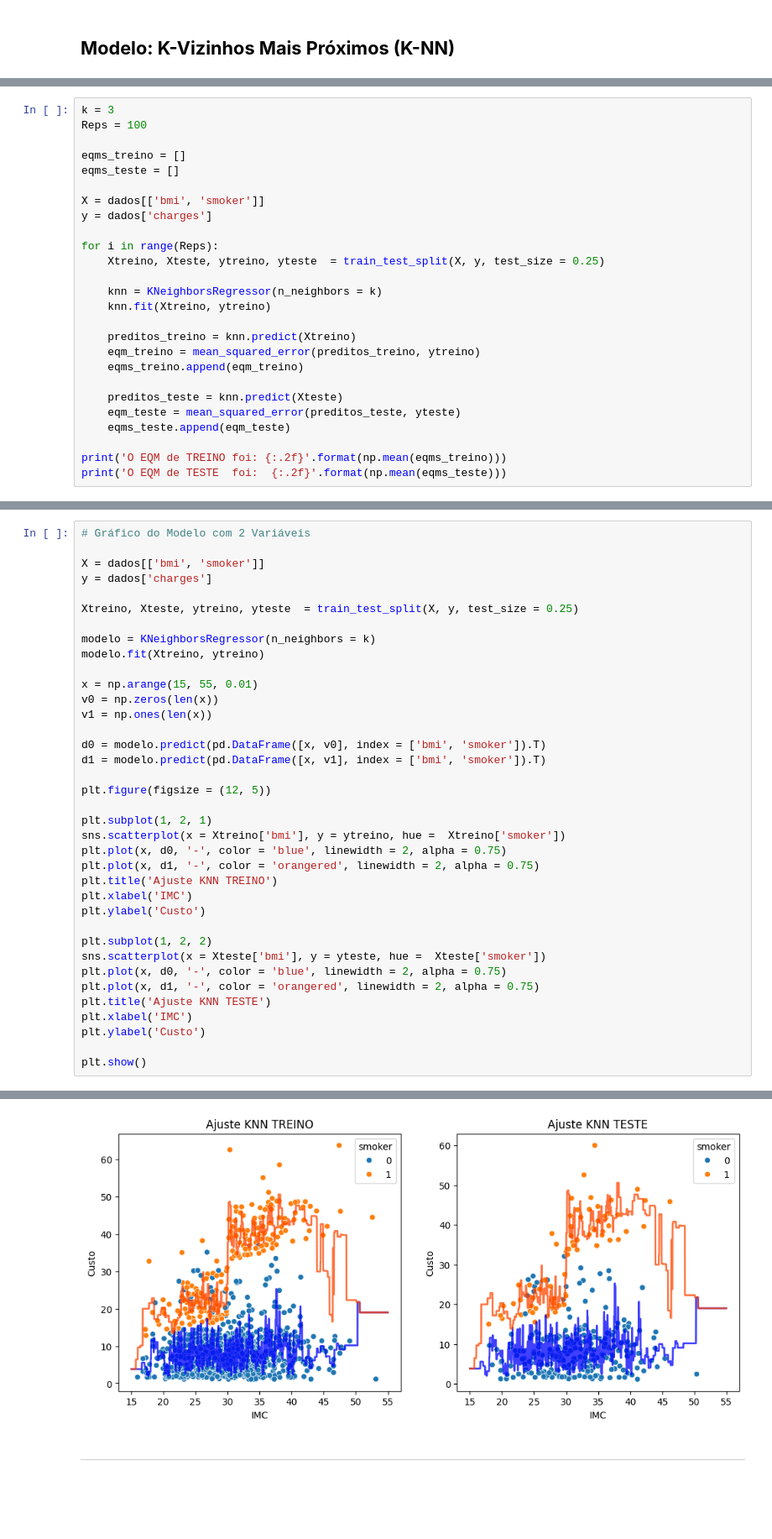
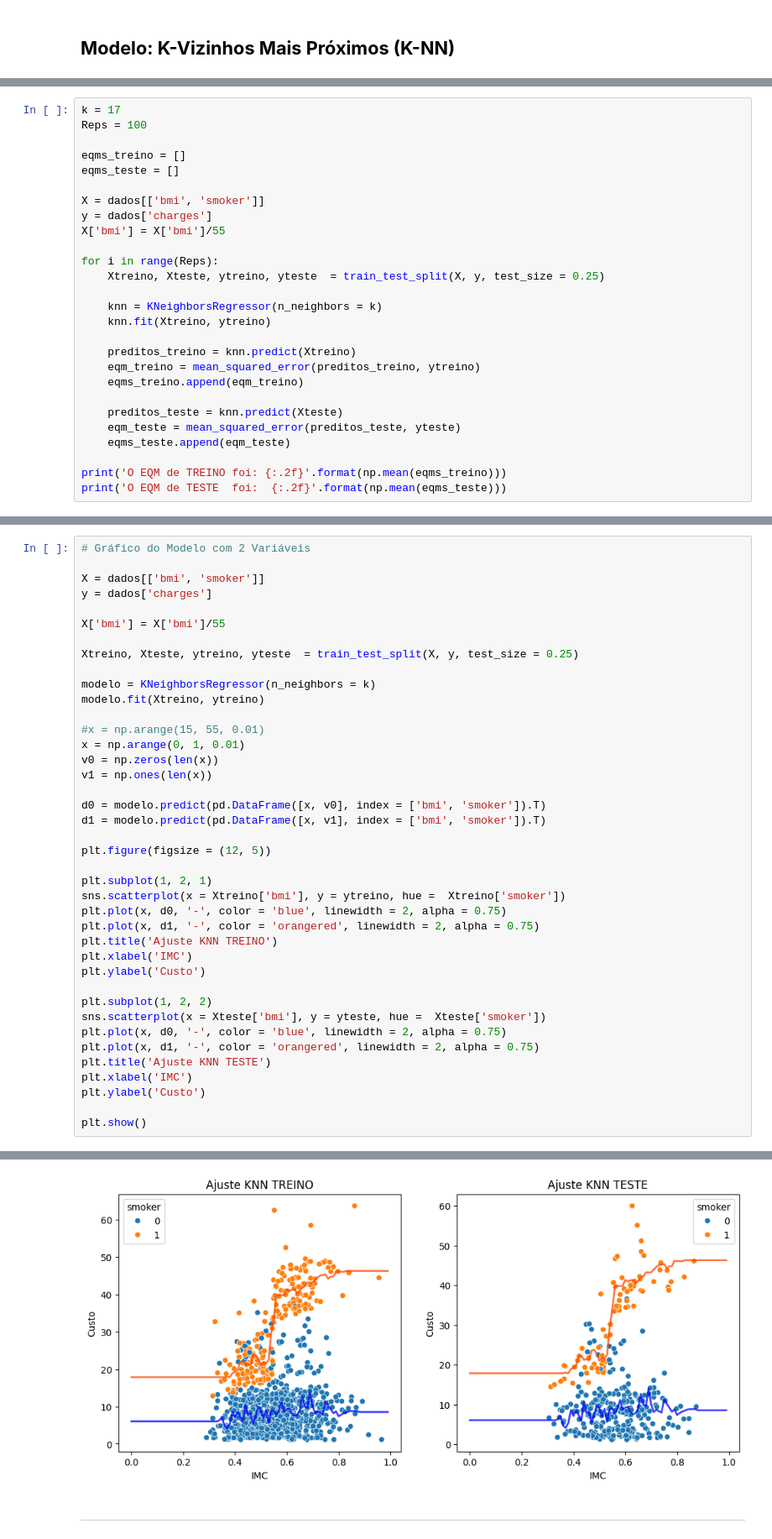
Before and after one commit to ricardorocha86/MATF52, a Jupyter notebook: KNNs.ipynb, the cells around one changed output, grey strips where cells are left out. Shown at 84% size. Cells and saved outputs as stored; diff of their text form; blank space fills up the shorter version.

```diff
--- a/KNNs.ipynb
+++ b/KNNs.ipynb
@@ -308,5 +312,5 @@ plt.show()
 # %%
-k = 3
+k = 17
 Reps = 100
 
 eqms_treino = []
@@ -314,6 +318,7 @@ eqms_teste = []
 
 X = dados[['bmi', 'smoker']]
 y = dados['charges']
+X['bmi'] = X['bmi']/55
 
 for i in range(Reps):
     Xtreino, Xteste, ytreino, yteste  = train_test_split(X, y, test_size = 0.25)
@@ -340,12 +350,15 @@ O EQM de TESTE  foi:  51.31
 X = dados[['bmi', 'smoker']]
 y = dados['charges']
 
+X['bmi'] = X['bmi']/55
+
 Xtreino, Xteste, ytreino, yteste  = train_test_split(X, y, test_size = 0.25)
 
 modelo = KNeighborsRegressor(n_neighbors = k)
 modelo.fit(Xtreino, ytreino)
 
-x = np.arange(15, 55, 0.01)
+#x = np.arange(15, 55, 0.01)
+x = np.arange(0, 1, 0.01)
 v0 = np.zeros(len(x))
 v1 = np.ones(len(x))
 
@@ -375,4 +393,4 @@ plt.show()
-[figure, old version]
+[figure, new version]
 # %% [markdown]
 ---
 # %% [markdown]
```
Also changed, not shown: parts of 11 cells of this notebook.
